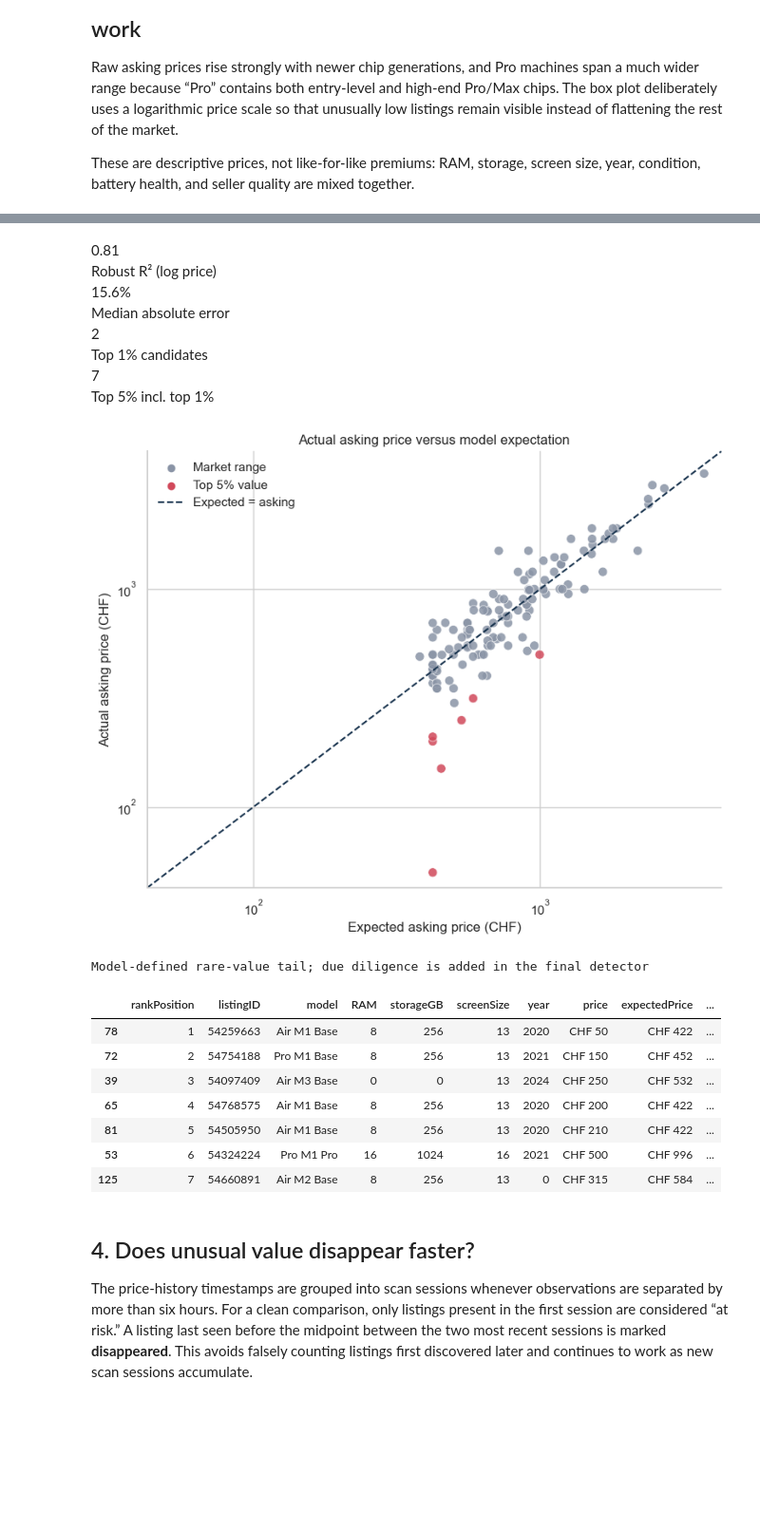
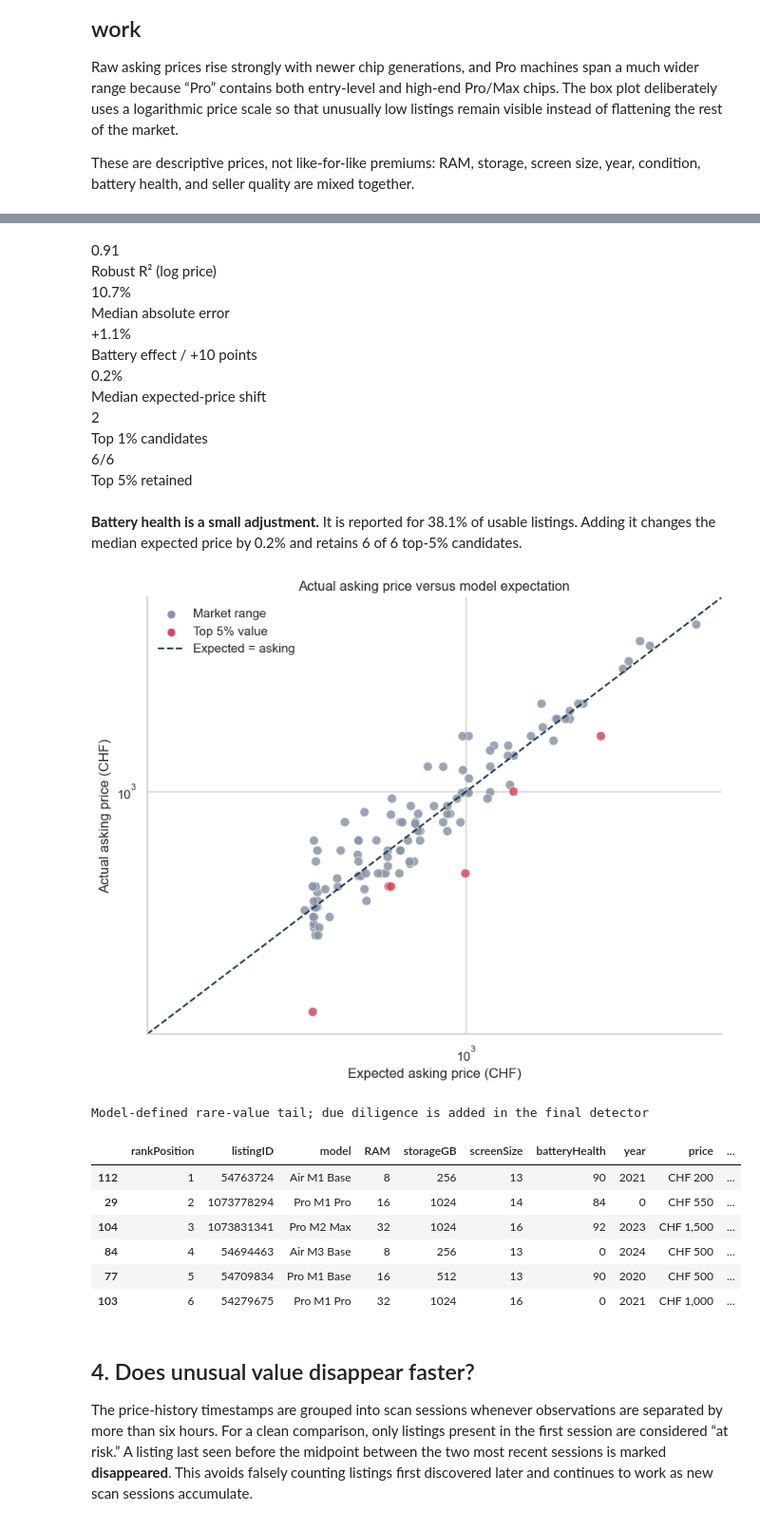
Before and after one commit to Robin789-ch/anibis-scraper, a Jupyter notebook: Price_analysis.ipynb, the cells around one changed output, grey strips where cells are left out. Shown at 95% size. Cells and saved outputs as stored; diff of their text form; code cells hidden in the pictures; blank space fills up the shorter version.

```diff
--- a/Price_analysis.ipynb
+++ b/Price_analysis.ipynb
@@ -8,7 +8,8 @@ cnx = sqlite3.connect('offers.sqlite3')
 df_parsed = pd.read_sql_query("SELECT * FROM parsed", cnx)
 df_parsed = df_parsed[
     (df_parsed['serie'] != "Other")
-    & (df_parsed['generationCPU'] != "Other")]
+    & (df_parsed['generationCPU'] != "Other")
+    & (df_parsed['damaged'] == 0)]
 
 target_set = set(df_parsed['listingID'])
 
@@ -117,7 +118,7 @@ display(HTML('''
 # Analysis copy: normalize equivalent storage labels without changing the source frames.
 market = df_market.copy()
 market["storageGB"] = pd.to_numeric(market["storageSize"], errors="coerce").replace({500: 512, 1000: 1024, 2000: 2048})
-for column in ["RAM", "screenSize", "year", "price"]:
+for column in ["RAM", "screenSize", "year", "batteryHealth", "price"]:
     market[column] = pd.to_numeric(market[column], errors="coerce")
 market = market.loc[market["price"].gt(0)].copy()
 market["listingAgeDays"] = (market["lastSeen"] - market["date"]).dt.total_seconds().div(86400).clip(lower=0)
@@ -245,5 +250,5 @@ It captures observable hardware value only. Condition, battery health, keyboard
 # %%
-def fit_value_model(frame):
+def fit_value_model(frame, include_battery=True):
     '''Return listing-level model results using only NumPy/pandas.'''
     m = frame.loc[frame["price"].gt(0)].copy()
     m["storageGB"] = pd.to_numeric(m["storageSize"], errors="coerce").replace({500: 512, 1000: 1024, 2000: 2048})
@@ -262,6 +267,14 @@ def fit_value_model(frame):
             filled = np.log2(filled)
         spread = filled.std()
         blocks += [((filled - filled.mean()) / (spread if spread else 1)).to_numpy()[:, None], missing.astype(float).to_numpy()[:, None]]
+
+    battery_used = include_battery and "batteryHealth" in m
+    if battery_used:
+        battery = pd.to_numeric(m["batteryHealth"], errors="coerce")
+        known_battery = battery.between(1, 100)
+        # ponytail: missing battery health is common, so 90% is a neutral reference; add a missingness term only with more data.
+        battery_centered = battery.where(known_battery, 90).sub(90).div(10)
+        blocks.append(battery_centered.to_numpy()[:, None])
 
     X = np.hstack(blocks)
     y = np.log(m["price"].to_numpy(dtype=float))
@@ -297,62 +310,85 @@ def fit_value_model(frame):
     weighted_mean = np.average(y, weights=weights)
     r2 = 1 - np.sum(weights * residual ** 2) / np.sum(weights * (y - weighted_mean) ** 2)
     diagnostics = {"robust_r2": r2, "median_absolute_pct_error": m["absolutePctError"].median(), "residual_scale": scale}
+    if battery_used:
+        diagnostics["battery_premium_per_10pp"] = 100 * (np.exp(beta[-1]) - 1)
     return m, diagnostics
 
 
 value_model, model_diagnostics = fit_value_model(market)
+no_battery_model, _ = fit_value_model(market, include_battery=False)
+battery_impact = value_model[["listingID", "expectedPrice", "rankPosition"]].merge(
+    no_battery_model[["listingID", "expectedPrice", "rankPosition"]], on="listingID", suffixes=("_with", "_without")
+)
+battery_impact["expectedShiftPct"] = 100 * (battery_impact["expectedPrice_with"] / battery_impact["expectedPrice_without"] - 1)
+top_n = math.ceil(.05 * len(value_model))
+top_with = set(value_model.nsmallest(top_n, "rankPosition")["listingID"])
+top_without = set(no_battery_model.nsmallest(top_n, "rankPosition")["listingID"])
+
 metric_cards([
     ("Robust R² (log price)", f"{model_diagnostics['robust_r2']:.2f}"),
     ("Median absolute error", f"{model_diagnostics['median_absolute_pct_error']:.1f}%"),
+    ("Battery effect / +10 points", f"{model_diagnostics['battery_premium_per_10pp']:+.1f}%"),
+    ("Median expected-price shift", f"{battery_impact['expectedShiftPct'].abs().median():.1f}%"),
     ("Top 1% candidates", f"{(value_model['rarityBand'] == 'Top 1% candidate').sum()}"),
-    ("Top 5% incl. top 1%", f"{value_model['rankPosition'].le(math.ceil(.05 * len(value_model))).sum()}"),
+    ("Top 5% retained", f"{len(top_with & top_without)}/{top_n}"),
 ])
+
+display(HTML(
+    f"<div class='callout'><b>Battery health is a small adjustment.</b> It is reported for "
+    f"{market['batteryHealth'].gt(0).mean():.1%} of usable listings. Adding it changes the median expected price by "
+    f"{battery_impact['expectedShiftPct'].abs().median():.1f}% and retains {len(top_with & top_without)} of {top_n} top-5% candidates.</div>"
+))
 # %% [output]
-0.81
+0.91
 Robust R² (log price)
-15.6%
+10.7%
 Median absolute error
++1.1%
+Battery effect / +10 points
+0.2%
+Median expected-price shift
 2
 Top 1% candidates
-7
-Top 5% incl. top 1%
+6/6
+Top 5% retained
+Battery health is a small adjustment. It is reported for 38.1% of usable listings. Adding it changes the median expected price by 0.2% and retains 6 of 6 top-5% candidates.
 # %%
 plot_model = value_model.copy()
 plot_model["plotBand"] = np.where(plot_model["rankPosition"].le(math.ceil(.05 * len(plot_model))), "Top 5% value", "Market range")
 
 fig, ax = plt.subplots(figsize=(8, 6.5))
 sns.scatterplot(
     data=plot_model, x="expectedPrice", y="price", hue="plotBand",
     hue_order=["Market range", "Top 5% value"], palette=[COLORS["grey"], COLORS["red"]],
     s=65, alpha=.85, edgecolor="white", linewidth=.5, ax=ax,
 )
 limits = [max(40, min(plot_model["expectedPrice"].min(), plot_model["price"].min()) * .85), max(plot_model["expectedPrice"].max(), plot_model["price"].max()) * 1.15]
 ax.plot(limits, limits, ls="--", lw=1.5, color=COLORS["ink"], label="Expected = asking")
 ax.set(xscale="log", yscale="log", xlim=limits, ylim=limits, title="Actual asking price versus model expectation", xlabel="Expected asking price (CHF)", ylabel="Actual asking price (CHF)")
 ax.legend(frameon=False)
 sns.despine()
 plt.tight_layout()
 plt.show()
 
 top_preview = value_model.nsmallest(math.ceil(.05 * len(value_model)), "rankPosition").copy()
 top_preview["model"] = top_preview.apply(lambda r: f"{r['serie']} {r['generationCPU']} {r['familyCPU']}", axis=1)
 display(
-    top_preview[["rankPosition", "listingID", "model", "RAM", "storageGB", "screenSize", "year", "price", "expectedPrice", "modelDiscountPct", "rarityBand"]]
+    top_preview[["rankPosition", "listingID", "model", "RAM", "storageGB", "screenSize", "batteryHealth", "year", "price", "expectedPrice", "modelDiscountPct", "rarityBand"]]
     .style.format({"price": "CHF {:,.0f}", "expectedPrice": "CHF {:,.0f}", "modelDiscountPct": "{:.1f}%"})
     .background_gradient(subset=["modelDiscountPct"], cmap="YlGn")
     .set_caption("Model-defined rare-value tail; due diligence is added in the final detector")
 )
 # %% [output]
-[figure, old version]
+[figure, new version]
 Model-defined rare-value tail; due diligence is added in the final detector
-|  | rankPosition | listingID | model | RAM | storageGB | screenSize | year | price | expectedPrice | ... |
-| 78 | 1 | 54259663 | Air M1 Base | 8 | 256 | 13 | 2020 | CHF 50 | CHF 422 | ... |
-| 72 | 2 | 54754188 | Pro M1 Base | 8 | 256 | 13 | 2021 | CHF 150 | CHF 452 | ... |
-| 39 | 3 | 54097409 | Air M3 Base | 0 | 0 | 13 | 2024 | CHF 250 | CHF 532 | ... |
-| 65 | 4 | 54768575 | Air M1 Base | 8 | 256 | 13 | 2020 | CHF 200 | CHF 422 | ... |
-| 81 | 5 | 54505950 | Air M1 Base | 8 | 256 | 13 | 2020 | CHF 210 | CHF 422 | ... |
-| 53 | 6 | 54324224 | Pro M1 Pro | 16 | 1024 | 16 | 2021 | CHF 500 | CHF 996 | ... |
-| 125 | 7 | 54660891 | Air M2 Base | 8 | 256 | 13 | 0 | CHF 315 | CHF 584 | ... |
+|  | rankPosition | listingID | model | RAM | storageGB | screenSize | batteryHealth | year | price | ... |
+| 112 | 1 | 54763724 | Air M1 Base | 8 | 256 | 13 | 90 | 2021 | CHF 200 | ... |
+| 29 | 2 | 1073778294 | Pro M1 Pro | 16 | 1024 | 14 | 84 | 0 | CHF 550 | ... |
+| 104 | 3 | 1073831341 | Pro M2 Max | 32 | 1024 | 16 | 92 | 2023 | CHF 1,500 | ... |
+| 84 | 4 | 54694463 | Air M3 Base | 8 | 256 | 13 | 0 | 2024 | CHF 500 | ... |
+| 77 | 5 | 54709834 | Pro M1 Base | 16 | 512 | 13 | 90 | 2020 | CHF 500 | ... |
+| 103 | 6 | 54279675 | Pro M1 Pro | 32 | 1024 | 16 | 0 | 2021 | CHF 1,000 | ... |
 # %% [markdown]
 ## 4. Does unusual value disappear faster?
 
```
Also changed, not shown: parts of 10 cells of this notebook, 1 other file.
